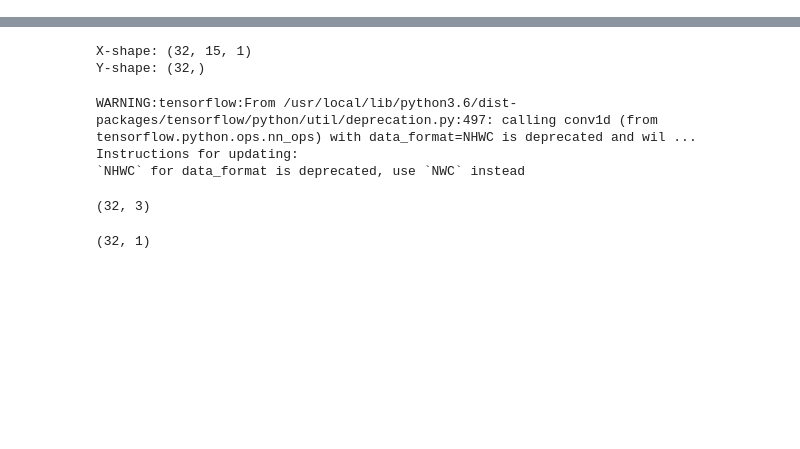
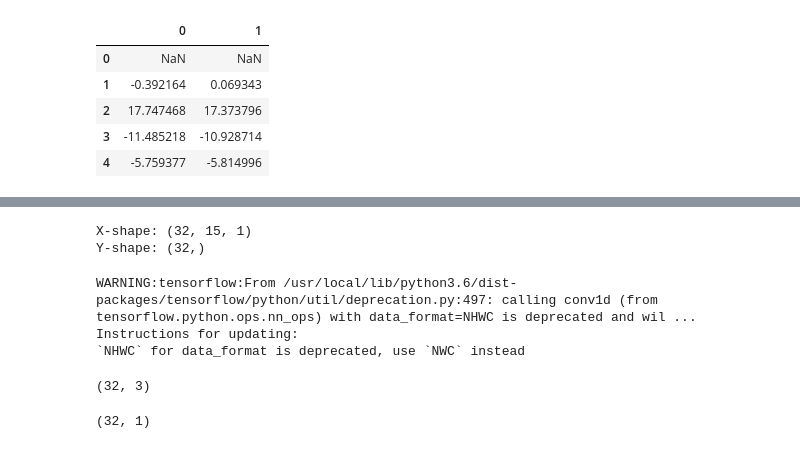
Before and after one commit to vaaale/stockbot, a Jupyter notebook: StockBot.ipynb, the cells around one changed output, grey strips where cells are left out. Drawn from its saved outputs; the diff is of its cells as text; code cells hidden in the pictures; blank space fills up the shorter version.

```diff
--- a/StockBot.ipynb
+++ b/StockBot.ipynb
@@ -0,0 +54,9 @@
+# %%
+df[[0,1]].diff().head()
+# %% [output]
+|  | 0 | 1 |
+| 0 | NaN | NaN |
+| 1 | -0.392164 | 0.069343 |
+| 2 | 17.747468 | 17.373796 |
+| 3 | -11.485218 | -10.928714 |
+| 4 | -5.759377 | -5.814996 |
```
Also changed, not shown: parts of 9 cells of this notebook, 1 other file.
